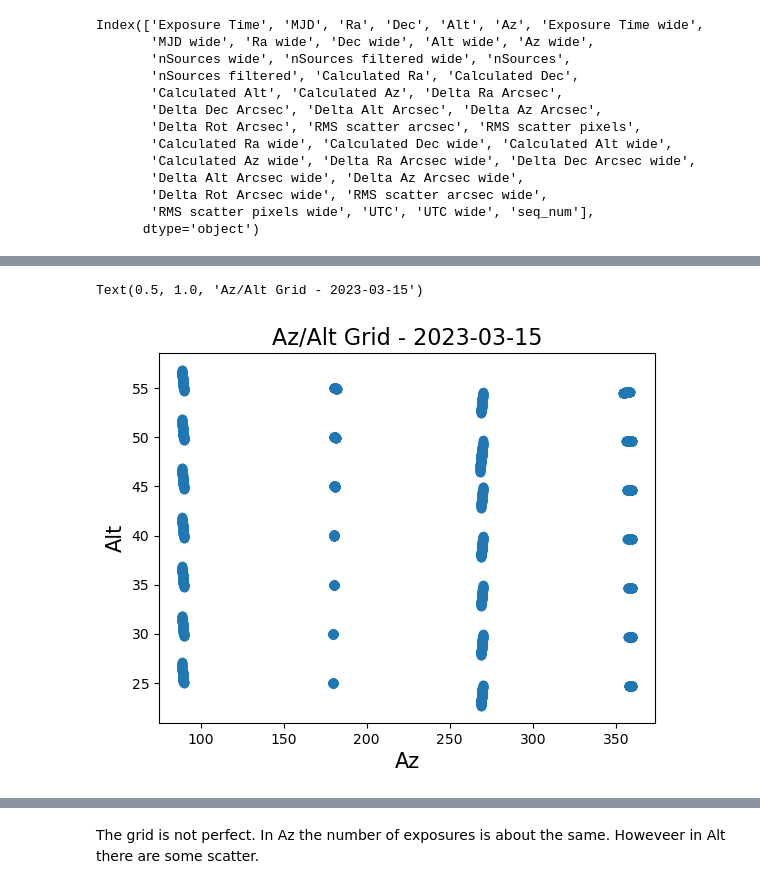
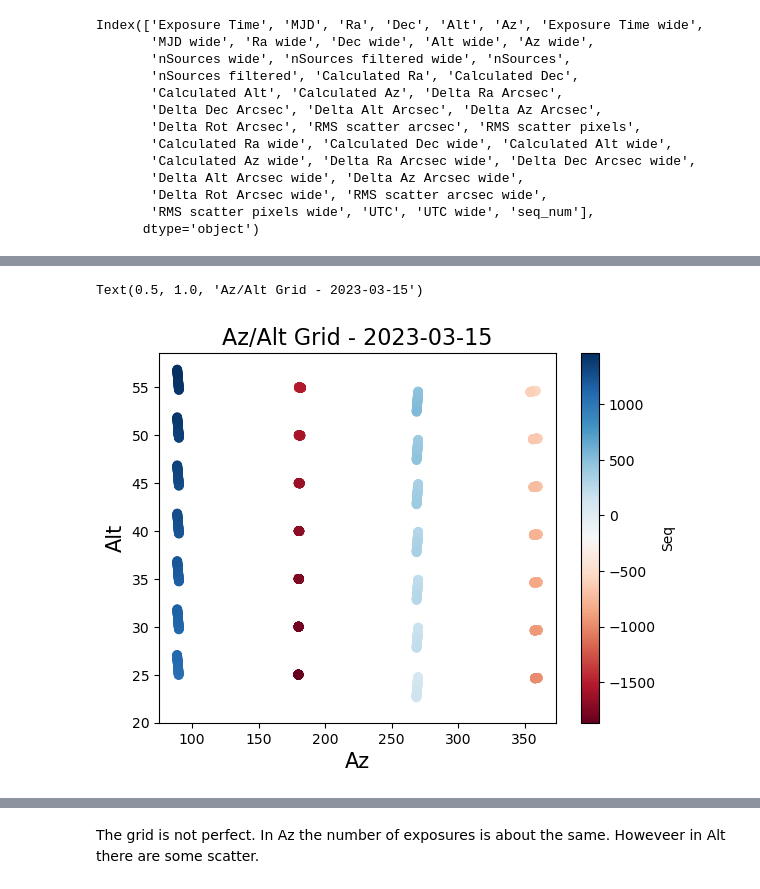
Before and after one commit to estevesjh/ComScratchStuff, a Jupyter notebook: starTracker/slewSettleTests/Mar15_2023_Serpent_Walk.ipynb, the cells around one changed output, grey strips where cells are left out. Saved outputs shown, nothing was run; the diff lists cells and outputs as text; code cells hidden in the pictures.

```diff
--- a/starTracker/slewSettleTests/Mar15_2023_Serpent_Walk.ipynb
+++ b/starTracker/slewSettleTests/Mar15_2023_Serpent_Walk.ipynb
@@ -134,0 +102,6 @@ Index(['Exposure Time', 'MJD', 'Ra', 'Dec', 'Alt', 'Az', 'Exposure Time wide',
+# %%
+sequences = [[81,985],[1045, 1865]]
+indices = np.empty((0,), dtype=int)
+for i0, ie in sequences:
+    _indices = np.arange(np.where(df['seq_num']==i0)[0][0], np.where(df['seq_num']==ie)[0][0], 1)
+    indices = np.append(indices, _indices)
@@ -134,0 +120,13 @@ Index(['Exposure Time', 'MJD', 'Ra', 'Dec', 'Alt', 'Az', 'Exposure Time wide',
+# %%
+az = data['Calculated Az wide'][:].to_numpy()
+alt = data['Calculated Alt wide'][:].to_numpy()
+
+ra = data['Calculated Ra wide'][:].to_numpy()
+dec = data['Calculated Dec wide'][:].to_numpy()
+
+seq_num = data['seq_num'][:].to_numpy()
+
+path = np.ones_like(az)
+path = np.where((seq_num>528)&(seq_num<985),-1,path )
+# path = np.where((seq_num>985)&(seq_num<1460),2,path )
+path = np.where((seq_num>1460)&(seq_num<1900),-1,path )
@@ -135,12 +147,11 @@ Index(['Exposure Time', 'MJD', 'Ra', 'Dec', 'Alt', 'Az', 'Exposure Time wide',
 # %%
-az = df['Calculated Az wide'][:].to_numpy()
-alt = df['Calculated Alt wide'][:].to_numpy()
-az_slice = np.where(az>87.5)
-
-plt.scatter(az[az_slice], alt[az_slice])
+# plt.scatter(az, alt, c=seq_num, cmap='tab20c')
+plt.scatter(az, alt, c=path*seq_num, cmap='RdBu')
+plt.ylim(20,)
 plt.xlabel('Az',fontsize=15)
 plt.ylabel('Alt',fontsize=15)
+plt.colorbar(label='Seq')
 plt.title('Az/Alt Grid - 2023-03-15',fontsize=16)
 # %% [output]
 Text(0.5, 1.0, 'Az/Alt Grid - 2023-03-15')
-[figure, old version]
+[figure, new version]
```
Also changed, not shown: parts of 64 cells of this notebook, 3 other files.
